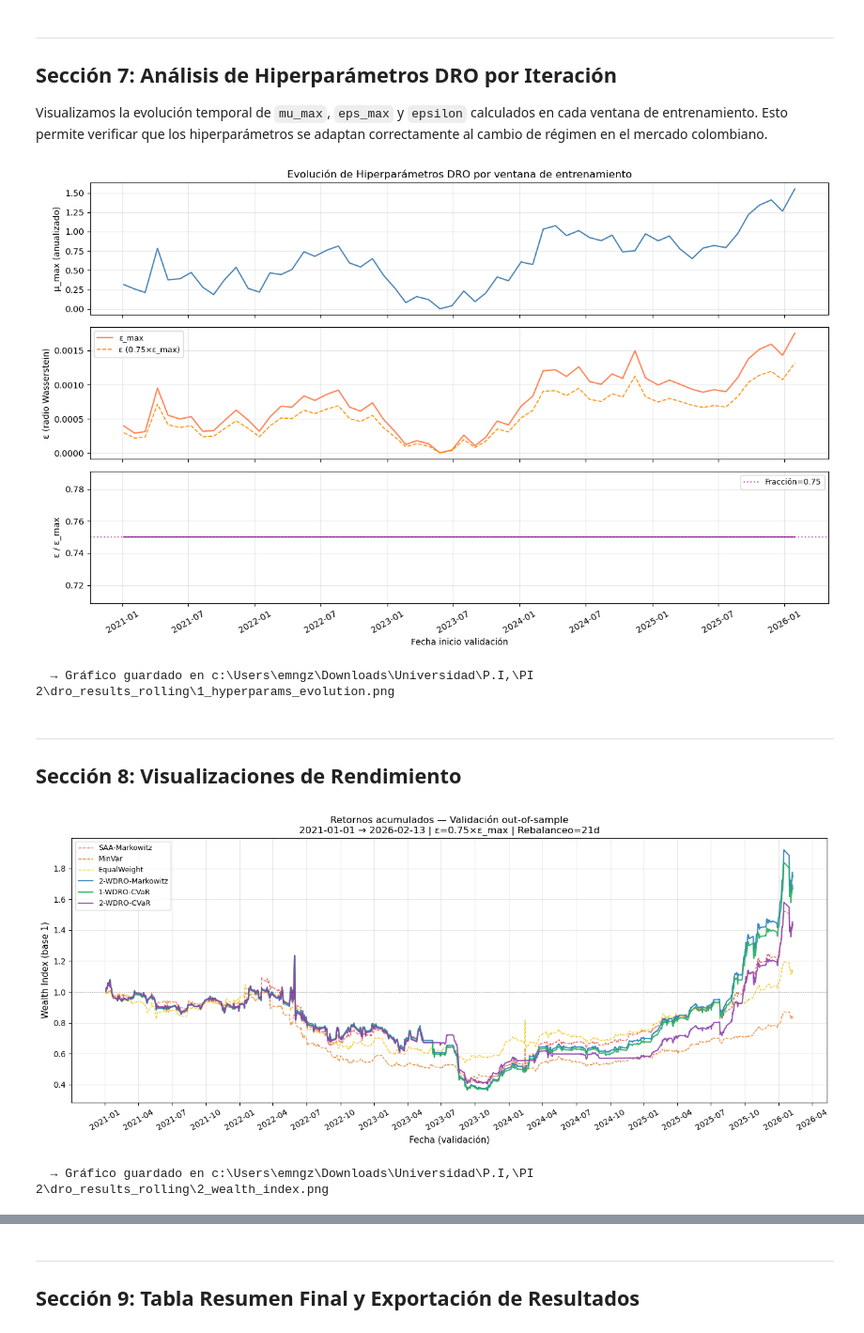
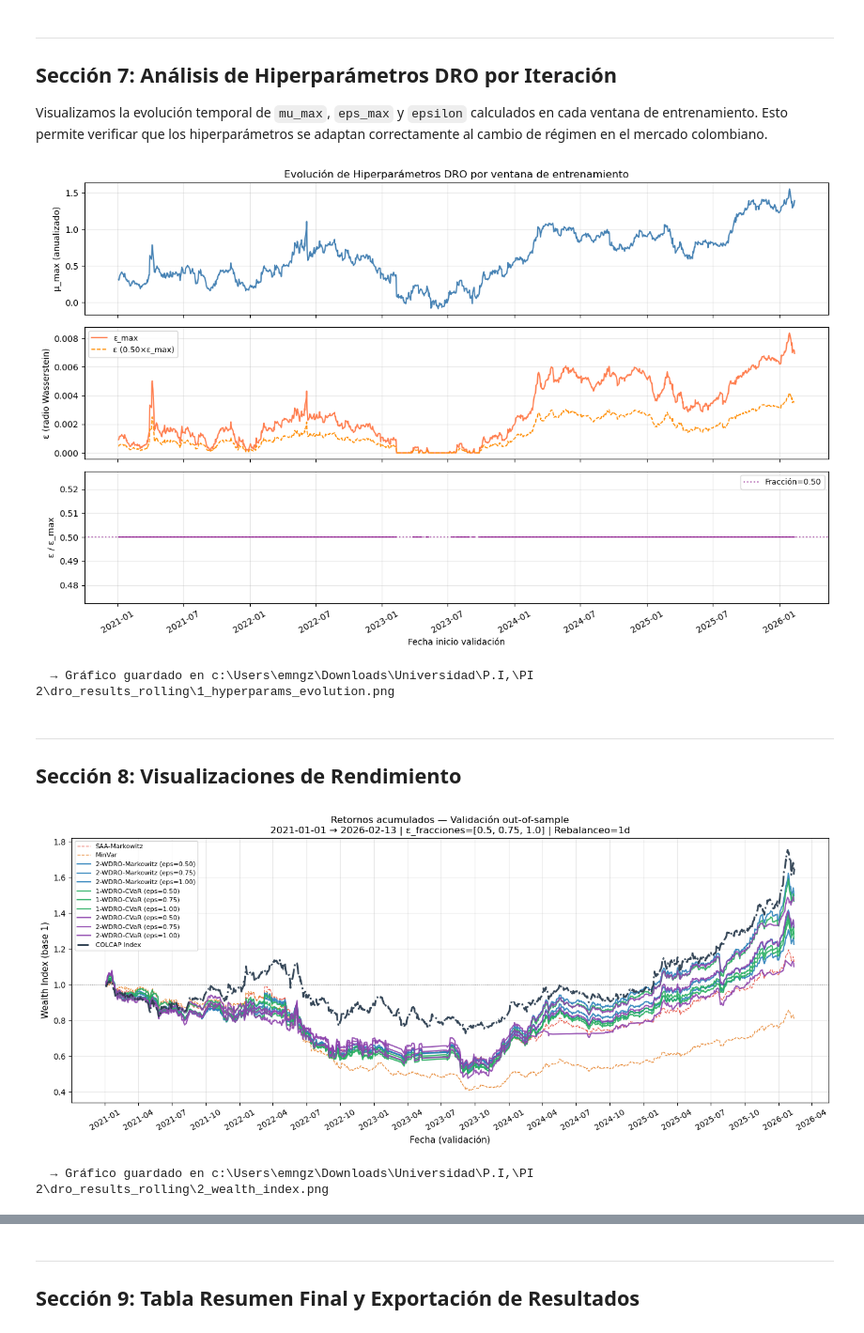
Before and after one commit to EmanuelGonzalezf/DRO-Colcap-model, a Jupyter notebook: DRO_RollingWindow_Backtest.ipynb, the cells around one changed output, grey strips where cells are left out. Shown at 94% size. Cells and saved outputs as stored; diff of their text form; code cells hidden in the pictures.

```diff
--- a/DRO_RollingWindow_Backtest.ipynb
+++ b/DRO_RollingWindow_Backtest.ipynb
@@ -947,10 +1076,10 @@ Visualizamos la evolución temporal de `mu_max`, `eps_max` y `epsilon` calculado
 ## ============================================================================
 
 # Tomar el modelo DRO como referencia para los hiperparámetros
-_ref_model = '2-WDRO-Markowitz'
-_ref_entries = [e for e in raw_results[_ref_model]
-                if e['status'] in ('optimal', 'analytical', 'error')
-                and not np.isnan(e.get('mu_max', np.nan))]
+_ref_eps = EPSILON_FRACTIONS[0]
+_ref_model = f"2-WDRO-Markowitz (eps={_ref_eps:.2f})"
+_ref_entries = [e for e in raw_results.get(_ref_model, [])
+                if not np.isnan(e.get('mu_max', np.nan))]
 
 if _ref_entries:
     hyp_dates    = [e['val_start'] for e in _ref_entries]
@@ -966,14 +1095,15 @@ if _ref_entries:
     axes[0].grid(alpha=0.3)
 
     axes[1].plot(hyp_dates, eps_max_vals, color='coral', lw=1.5, label='ε_max')
-    axes[1].plot(hyp_dates, eps_vals, color='darkorange', lw=1.2, ls='--', label=f'ε ({EPSILON_FRACTION:.2f}×ε_max)')
+    axes[1].plot(hyp_dates, eps_vals, color='darkorange', lw=1.2, ls='--',
+                 label=f'ε ({_ref_eps:.2f}×ε_max)')
     axes[1].set_ylabel('ε (radio Wasserstein)')
     axes[1].legend(fontsize=9)
     axes[1].grid(alpha=0.3)
 
     ratio = [e / mx if mx > 0 else np.nan for e, mx in zip(eps_vals, eps_max_vals)]
     axes[2].plot(hyp_dates, ratio, color='purple', lw=1.2)
-    axes[2].axhline(EPSILON_FRACTION, color='purple', ls=':', alpha=0.6, label=f'Fracción={EPSILON_FRACTION}')
+    axes[2].axhline(_ref_eps, color='purple', ls=':', alpha=0.6, label=f'Fracción={_ref_eps:.2f}')
     axes[2].set_ylabel('ε / ε_max')
     axes[2].set_xlabel('Fecha inicio validación')
     axes[2].legend(fontsize=9)
@@ -990,7 +1120,7 @@ if _ref_entries:
 else:
     print("  No hay entradas con hiperparámetros para graficar.")
 # %% [output]
-[figure, old version]
+[figure, new version]
   → Gráfico guardado en c:\Users\emngz\Downloads\Universidad\P.I,\PI 2\dro_results_rolling\1_hyperparams_evolution.png
 # %% [markdown]
 ---
@@ -1000,23 +1130,25 @@ else:
 ## SECCIÓN 8A: RETORNOS ACUMULADOS EN VALIDACIÓN (WEALTH INDEX)
 ## ============================================================================
 
-# Paleta de colores por tipo de modelo
-COLOR_MAP = {
+# Paleta de colores por modelo base
+BASE_COLOR_MAP = {
     'SAA-Markowitz'    : '#e74c3c',
     'MinVar'           : '#e67e22',
     'EqualWeight'      : '#f1c40f',
     '2-WDRO-Markowitz' : '#2980b9',
     '1-WDRO-CVaR'      : '#27ae60',
     '2-WDRO-CVaR'      : '#8e44ad',
+    '2-WDRO-CVaR-M'    : '#16a085',
     BENCHMARK_LABEL    : '#2c3e50',
 }
-LINE_STYLE = {
+BASE_LINE_STYLE = {
     'SAA-Markowitz'    : '--',
     'MinVar'           : '--',
     'EqualWeight'      : '--',
     '2-WDRO-Markowitz' : '-',
     '1-WDRO-CVaR'      : '-',
     '2-WDRO-CVaR'      : '-',
+    '2-WDRO-CVaR-M'    : '-',
     BENCHMARK_LABEL    : '-.',
 }
 
@@ -1024,10 +1156,10 @@ fig, ax = plt.subplots(figsize=(14, 6))
 
 wealth_series = {}  # para uso posterior
 
-for model_name in MODELS_CONFIG.keys():
+for model_name in MODEL_RUN_NAMES:
     entries = raw_results.get(model_name, [])
     ok_entries = [e for e in entries
-                  if e['status'] in ('optimal', 'analytical')
+                  if e['status'] == 'optimal'
                   and not np.any(np.isnan(e['val_returns']))]
     if not ok_entries:
         continue
@@ -1048,47 +1180,48 @@ for model_name in MODELS_CONFIG.keys():
     wealth   = np.cumprod(1 + r_arr)
     wealth_series[model_name] = (all_dates[:len(wealth)], wealth)
 
+    base_name = get_base_model_name(model_name)
     ax.plot(all_dates[:len(wealth)], wealth,
             label=model_name,
-            color=COLOR_MAP.get(model_name, 'gray'),
-            ls=LINE_STYLE.get(model_name, '-'),
-            lw=1.6 if model_name in ('2-WDRO-Markowitz','1-WDRO-CVaR','2-WDRO-CVaR') else 1.0,
+            color=BASE_COLOR_MAP.get(base_name, 'gray'),
+            ls=BASE_LINE_STYLE.get(base_name, '-'),
+            lw=1.6 if MODEL_RUN_TYPE.get(model_name) == 'dro' else 1.0,
             alpha=0.9)
 
 # Benchmark externo COLCAP (solo referencia visual)
 if 'benchmark_returns_oos' in globals() and len(benchmark_returns_oos) > 0:
     bench_wealth = np.cumprod(1 + benchmark_returns_oos.values)
     wealth_series[BENCHMARK_LABEL] = (benchmark_returns_oos.index, bench_wealth)
     ax.plot(
         benchmark_returns_oos.index,
         bench_wealth,
         label=BENCHMARK_LABEL,
-        color=COLOR_MAP[BENCHMARK_LABEL],
-        ls=LINE_STYLE[BENCHMARK_LABEL],
+        color=BASE_COLOR_MAP[BENCHMARK_LABEL],
+        ls=BASE_LINE_STYLE[BENCHMARK_LABEL],
         lw=2.2,
         alpha=0.95,
     )
 
 ax.axhline(1.0, color='black', ls=':', lw=0.8, alpha=0.5)
 ax.set_xlabel("Fecha (validación)", fontsize=11)
 ax.set_ylabel("Wealth Index (base 1)", fontsize=11)
 ax.set_title(
     f"Retornos acumulados — Validación out-of-sample\n"
     f"{VAL_START_DATE} → {VAL_END_DATE} | "
-    f"ε={EPSILON_FRACTION:.2f}×ε_max | Rebalanceo={REBALANCE_FREQ}d",
+    f"ε_fracciones={EPSILON_FRACTIONS} | Rebalanceo={REBALANCE_FREQ}d",
     fontsize=12
 )
-ax.legend(loc='upper left', fontsize=9)
+ax.legend(loc='upper left', fontsize=8)
 ax.xaxis.set_major_formatter(mdates.DateFormatter('%Y-%m'))
 ax.xaxis.set_major_locator(mdates.MonthLocator(bymonth=[1, 4, 7, 10]))
 plt.xticks(rotation=30)
 ax.grid(alpha=0.3)
 plt.tight_layout()
 plt.savefig(RESULTS_DIR / "2_wealth_index.png", dpi=150)
 plt.show()
 print(f"  → Gráfico guardado en {RESULTS_DIR / '2_wealth_index.png'}")
 # %% [output]
-[figure, old version]
+[figure, new version]
   → Gráfico guardado en c:\Users\emngz\Downloads\Universidad\P.I,\PI 2\dro_results_rolling\2_wealth_index.png
 # %%
 ## ============================================================================
```
Also changed, not shown: parts of 18 cells of this notebook, 34 other files.
